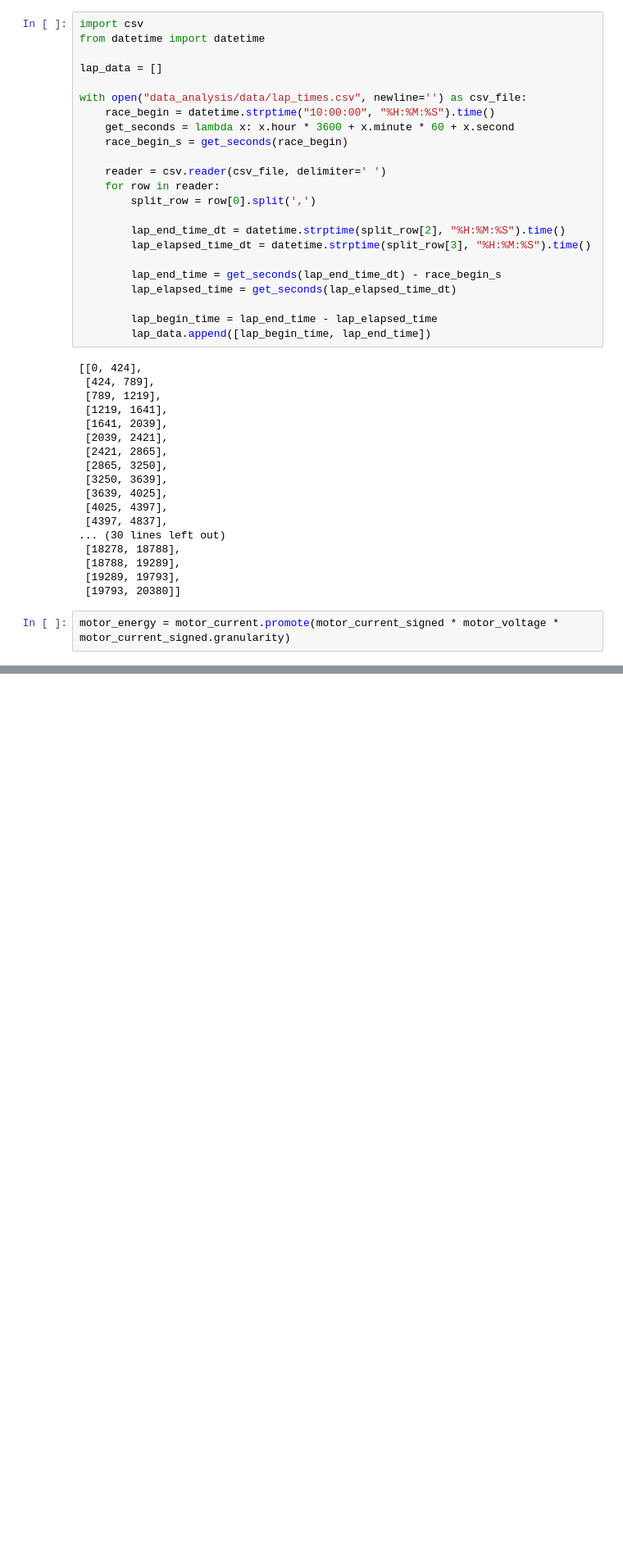
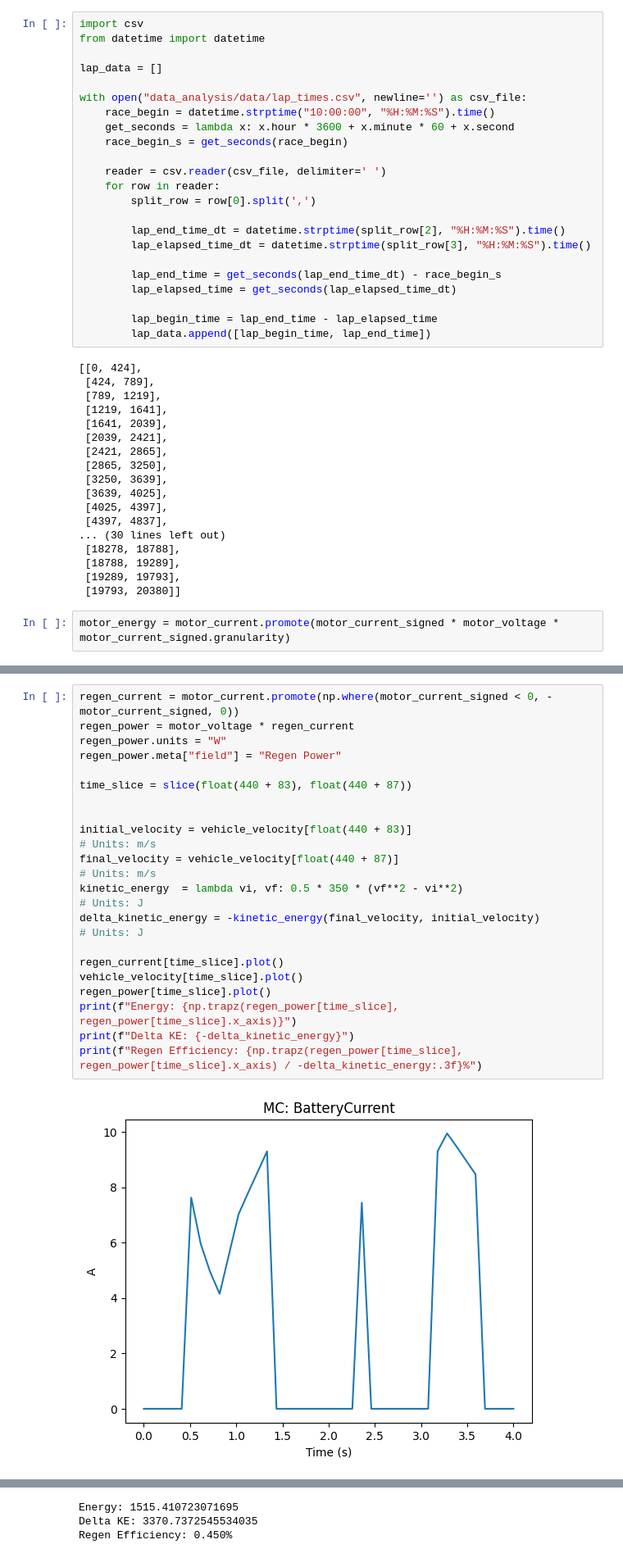
Before and after one commit to UBC-Solar/Simulation, a Jupyter notebook: speed_vs_energy.ipynb, the cells around one changed output, grey strips where cells are left out. Shown at 82% size. Cells and saved outputs as stored; diff of their text form; blank space fills up the shorter version.

```diff
--- a/speed_vs_energy.ipynb
+++ b/speed_vs_energy.ipynb
@@ -62,0 +93,22 @@ motor_energy = motor_current.promote(motor_current_signed * motor_voltage * moto
+# %%
+regen_current = motor_current.promote(np.where(motor_current_signed < 0, -motor_current_signed, 0))
+regen_power = motor_voltage * regen_current
+regen_power.units = "W"
+regen_power.meta["field"] = "Regen Power"
+
+time_slice = slice(float(440 + 83), float(440 + 87))
+
+
+initial_velocity = vehicle_velocity[float(440 + 83)]                                # Units: m/s
+final_velocity = vehicle_velocity[float(440 + 87)]                                   # Units: m/s
+kinetic_energy  = lambda vi, vf: 0.5 * 350 * (vf**2 - vi**2)                    # Units: J
+delta_kinetic_energy = -kinetic_energy(final_velocity, initial_velocity)        # Units: J
+
+regen_current[time_slice].plot()
+vehicle_velocity[time_slice].plot()
+regen_power[time_slice].plot()
+print(f"Energy: {np.trapz(regen_power[time_slice], regen_power[time_slice].x_axis)}")
+print(f"Delta KE: {-delta_kinetic_energy}")
+print(f"Regen Efficiency: {np.trapz(regen_power[time_slice], regen_power[time_slice].x_axis) / -delta_kinetic_energy:.3f}%")
+# %% [output]
+[figure, added]
@@ -63,3 +117,6 @@ motor_energy = motor_current.promote(motor_current_signed * motor_voltage * moto
+Energy: 1515.410723071695
+Delta KE: 3370.7372545534035
+Regen Efficiency: 0.450%
 # %%
 fig, ax = plt.subplots()
 
```
Also changed, not shown: parts of 3 cells of this notebook, 2 other files.
